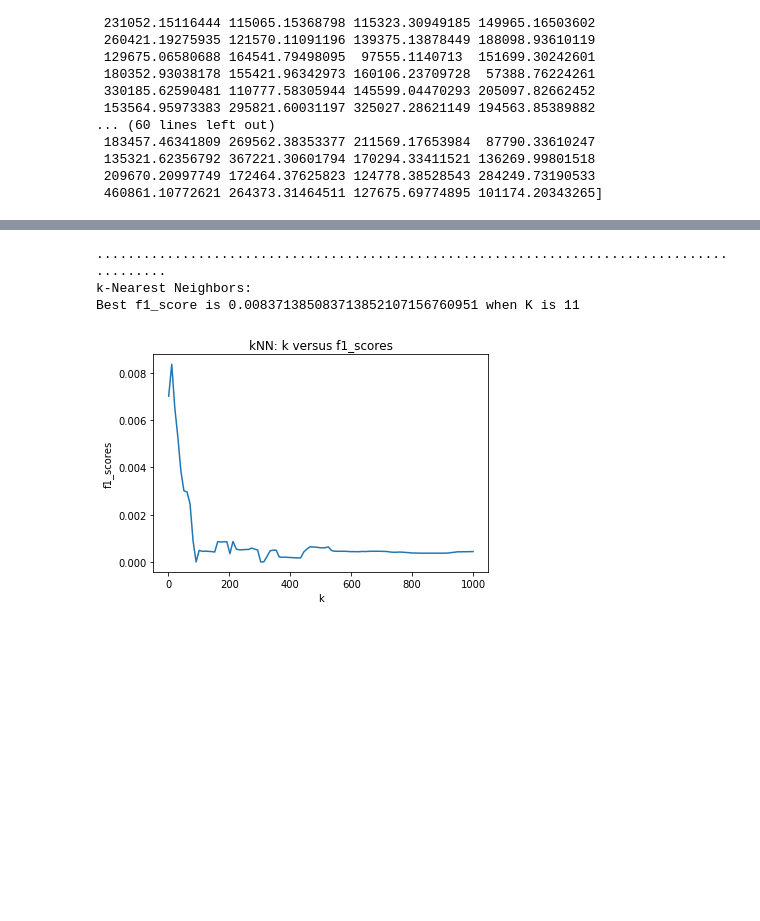
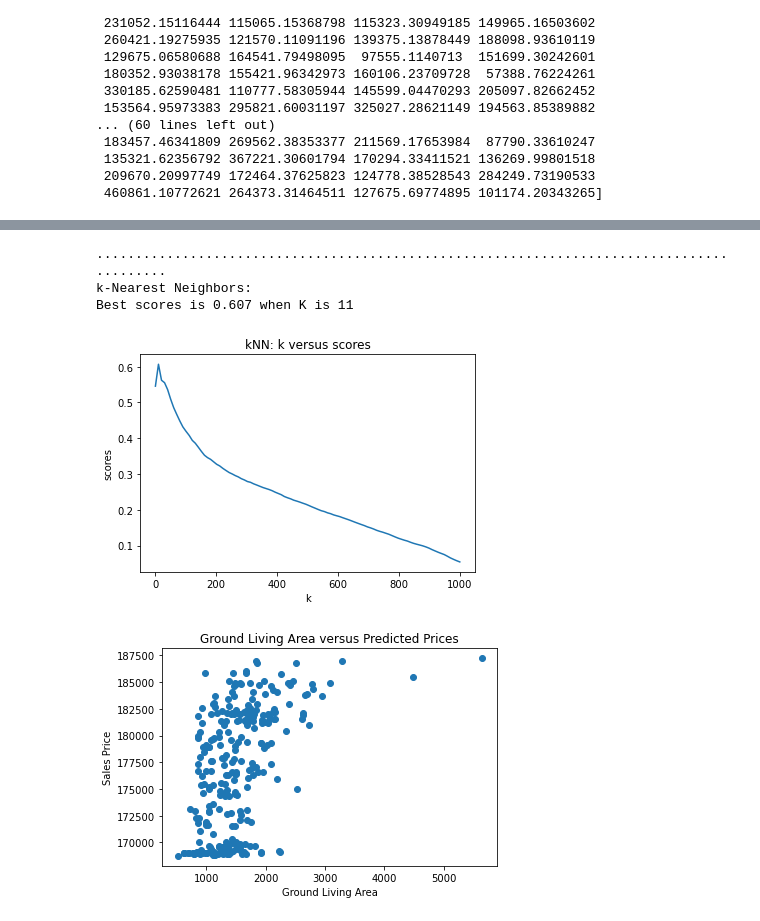
Before and after one commit to CSJohnLee/house_price_prediction, a Jupyter notebook: house_price_lee.ipynb, the cells around one changed output, grey strips where cells are left out. Drawn from its saved outputs; the diff is of its cells as text; code cells hidden in the pictures; blank space fills up the shorter version.

```diff
--- a/house_price_lee.ipynb
+++ b/house_price_lee.ipynb
@@ -466,34 +513,42 @@ For C = 0.5, f1_score = 0.003424657534246575152359071126
 # %%
 #K-Nearest Neighbors
 
 def kNN():
     print("."*90)
     print("k-Nearest Neighbors:  ")
     K= [int(x) for x in np.linspace(1,1000,100)]    #runs kNN for x100 k's between 1 to 1000
-    f1_scores = {}   #stores f1_scores for each k
+    scores2 = {}   #stores scores for each k
     for k in K:
         # k-Nearest Neighbors Model
-        knn = KNeighborsClassifier(n_neighbors=k)
+        knn = KNeighborsRegressor(n_neighbors=k)
         knn.fit(train_data_ac, train_labels_ac)
         dev_predicted_labels = knn.predict(dev_data_ac)
         # finding, printing, and storing f1_score
-        f1_score = metrics.f1_score(dev_labels_ac, dev_predicted_labels, average='weighted')
-        #print("For K: %d, f1_score: %.3f" %(k,f1_score))
-        f1_scores[k] = f1_score
-    best = max(f1_scores, key=f1_scores.get)
-    print("Best f1_score is %.30f when K is %s" %(f1_scores[best],best))
+        scores2[k] = knn.score(dev_data_ac, dev_labels_ac)
+
+    best = max(scores2, key=scores2.get)
+    print("Best scores is %.3f when K is %s" %(scores2[best],best))
     #Plotting
     fig1=plt.figure()
-    fig1=plt.title('kNN: k versus f1_scores')
+    fig1=plt.title('kNN: k versus scores')
     fig1=plt.xlabel('k')
-    fig1=plt.ylabel('f1_scores')
-    fig1=plt.plot(list(f1_scores.keys()), list(f1_scores.values()))
+    fig1=plt.ylabel('scores')
+    fig1=plt.plot(list(scores2.keys()), list(scores2.values()))
+    plt.show()
+
+    fig2=plt.figure()
+    fig2=plt.title('Ground Living Area versus Predicted Prices')
+    fig2=plt.xlabel('Ground Living Area')
+    fig2=plt.ylabel('Sales Price')
+    fig2=plt.scatter(dev_data_ac['GrLivArea'],dev_predicted_labels)
+    #fig2=plt.scatter(dev_data_bl['GrLivArea'],dev_labels_bl)
 kNN()
 # %% [output]
 ..........................................................................................
 k-Nearest Neighbors:
-Best f1_score is 0.008371385083713852107156760951 when K is 11
+Best scores is 0.607 when K is 11
-[figure, old version]
+[figure, new version]
+[figure, added]
 # %%
 #Naive Bayes
 
```
Also changed, not shown: parts of 24 cells of this notebook.
